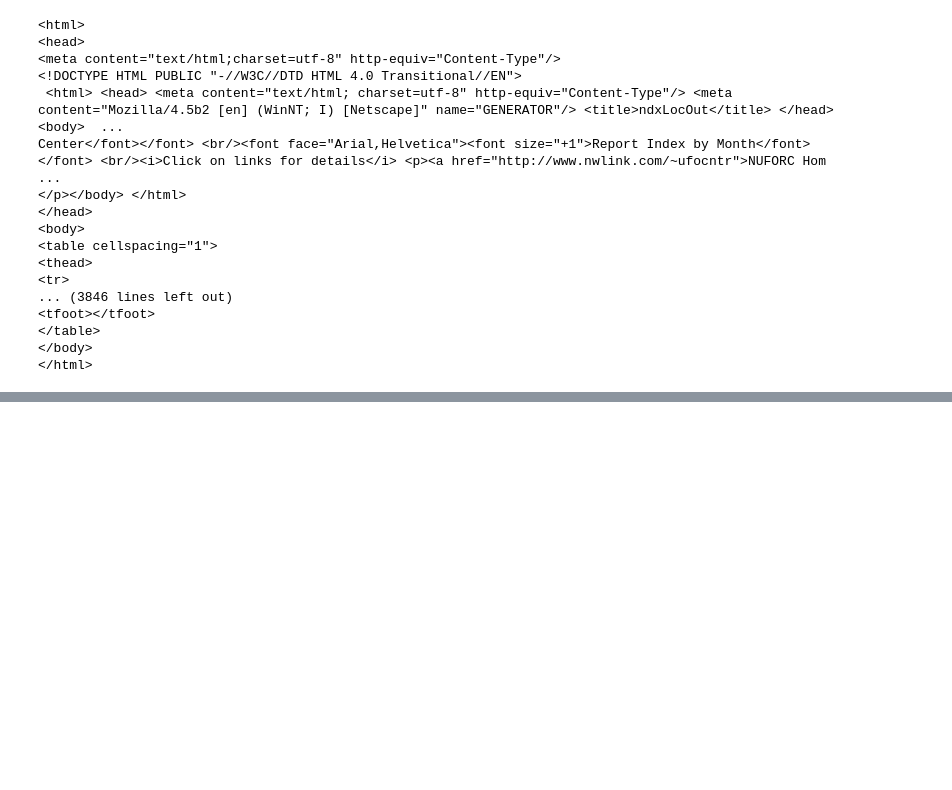
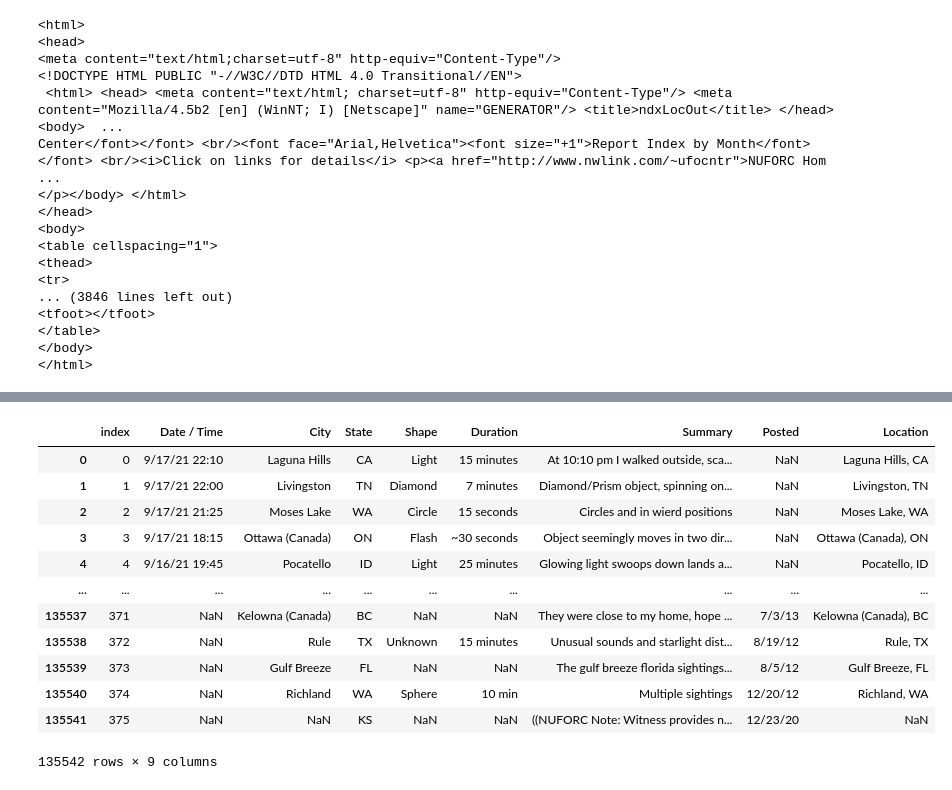
Before and after one commit to akrakowsky/Project-3, a Jupyter notebook: scrape_ufo.ipynb, the cells around one changed output, grey strips where cells are left out. Saved outputs shown, nothing was run; the diff lists cells and outputs as text; code cells hidden in the pictures; blank space fills up the shorter version.

```diff
--- a/scrape_ufo.ipynb
+++ b/scrape_ufo.ipynb
@@ -93,0 +65,2 @@ browser.quit()
+# %%
+ufo_links = [x["href"] for x in data]
@@ -93,0 +69,7 @@ browser.quit()
+# %%
+df_list = []
+for index,i in enumerate(ufo_links):
+    df = pd.read_html(i)[0]
+    df_list.append(df)
+    print(index)
+    time.sleep(1)
@@ -93,0 +114,3 @@ browser.quit()
+# %%
+ufo_sightings = pd.concat(df_list)
+ufo_sightings
@@ -93,0 +148,17 @@ browser.quit()
+# %%
+ufo_sightings = ufo_sightings.reset_index(drop=True)
+ufo_sightings
+# %% [output]
+|  | index | Date / Time | City | State | Shape | Duration | Summary | Posted | Location |
+| 0 | 0 | 9/17/21 22:10 | Laguna Hills | CA | Light | 15 minutes | At 10:10 pm I walked outside, sca... | NaN | Laguna Hills, CA |
+| 1 | 1 | 9/17/21 22:00 | Livingston | TN | Diamond | 7 minutes | Diamond/Prism object, spinning on... | NaN | Livingston, TN |
+| 2 | 2 | 9/17/21 21:25 | Moses Lake | WA | Circle | 15 seconds | Circles and in wierd positions | NaN | Moses Lake, WA |
+| 3 | 3 | 9/17/21 18:15 | Ottawa (Canada) | ON | Flash | ~30 seconds | Object seemingly moves in two dir... | NaN | Ottawa (Canada), ON |
+| 4 | 4 | 9/16/21 19:45 | Pocatello | ID | Light | 25 minutes | Glowing light swoops down lands a... | NaN | Pocatello, ID |
+| ... | ... | ... | ... | ... | ... | ... | ... | ... | ... |
+| 135537 | 371 | NaN | Kelowna (Canada) | BC | NaN | NaN | They were close to my home, hope ... | 7/3/13 | Kelowna (Canada), BC |
+| 135538 | 372 | NaN | Rule | TX | Unknown | 15 minutes | Unusual sounds and starlight dist... | 8/19/12 | Rule, TX |
+| 135539 | 373 | NaN | Gulf Breeze | FL | NaN | NaN | The gulf breeze florida sightings... | 8/5/12 | Gulf Breeze, FL |
+| 135540 | 374 | NaN | Richland | WA | Sphere | 10 min | Multiple sightings | 12/20/12 | Richland, WA |
+| 135541 | 375 | NaN | NaN | KS | NaN | NaN | ((NUFORC Note: Witness provides n... | 12/23/20 | NaN |
+135542 rows × 9 columns
```
Also changed, not shown: parts of 15 cells of this notebook, 2 other files.
